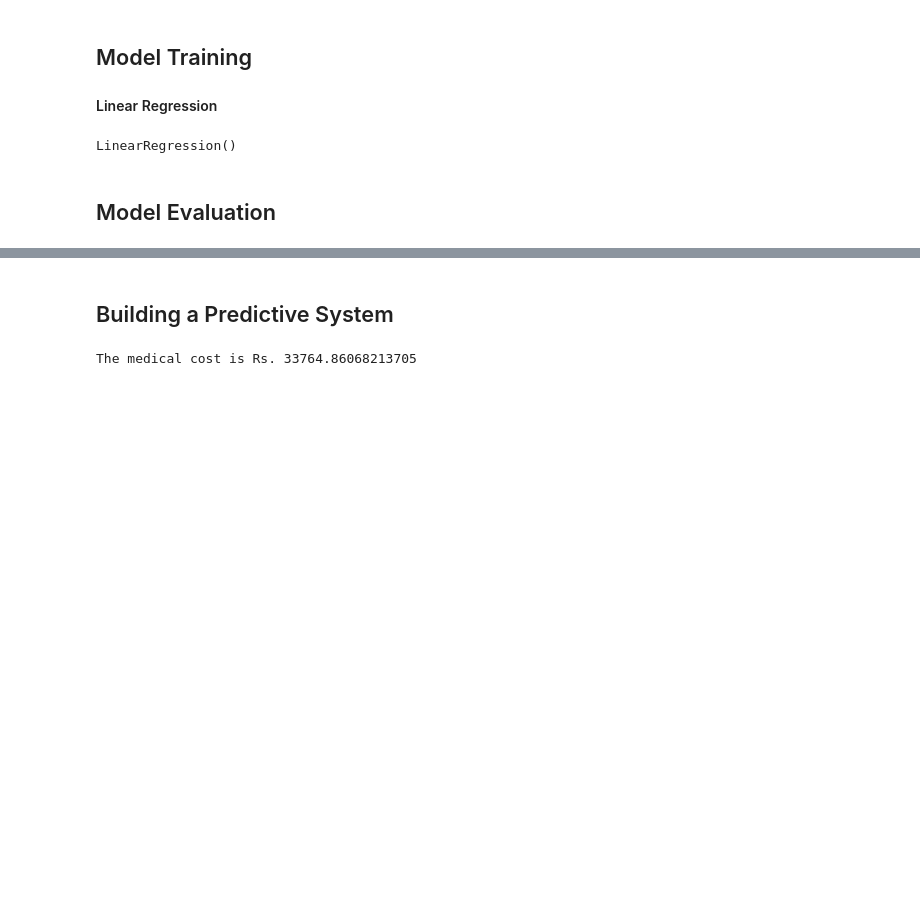
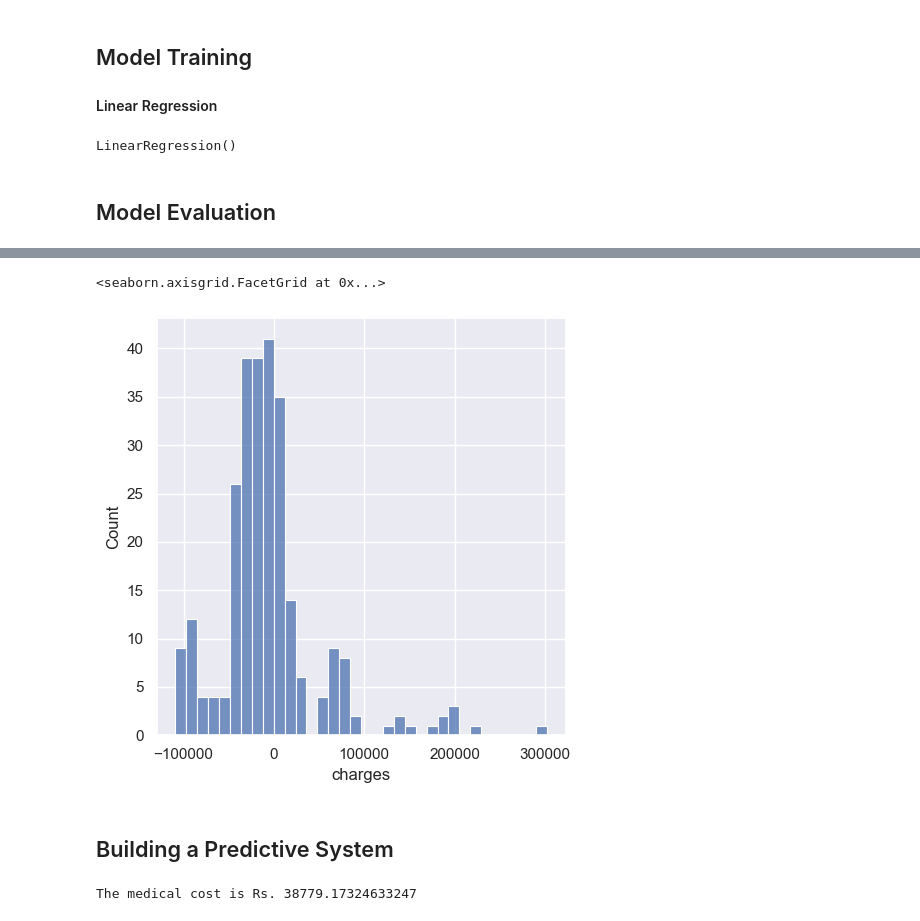
Before and after one commit to SudheerT055/MCA_MiniProject, a Jupyter notebook: MedicalCostPredictionSystem.ipynb, the cells around one changed output, grey strips where cells are left out. Saved outputs shown, nothing was run; the diff lists cells and outputs as text; code cells hidden in the pictures; blank space fills up the shorter version.

```diff
--- a/MedicalCostPredictionSystem.ipynb
+++ b/MedicalCostPredictionSystem.ipynb
@@ -152,6 +198,8 @@ dataset.replace({'state':{'andhrapradesh':0,'telangana':1,'karnataka':2,'tamilna
 # %% [markdown]
 #### Splitting the Features and Target
 # %%
-X = dataset.drop(columns='charges', axis=1)
-y = dataset['charges']
+## independent and dependent features
+
+X = final_dataset.iloc[:,1:]
+y = final_dataset.iloc[:,0]
 # %%
@@ -219,6 +253,6 @@ R squared value :  0.7456971198554829
 # %%
 ## prediction on test data
-test_data_prediction = regressor.predict(X_test)
+test_data_prediction = regressor.predict(X_test.values)
 # %%
 ## R squared value
 r2_test = metrics.r2_score(y_test, test_data_prediction)
@@ -228,7 +262,14 @@ R squared value :  0.7396639593486458
+# %%
+sns.displot(y_test - test_data_prediction)
+# %% [output]
+<seaborn.axisgrid.FacetGrid at 0x...>
+[figure, added]
 # %% [markdown]
 ## Building a Predictive System
 # %%
-input_data = (18,0,34.1,0,1,0) #,11370.011
+## age  	bmi 	children	gender_male 	smoker_yes  	state_karnataka 	state_tamilnadu 	state_telangana
+
+input_data = (31,25.74,0,0,0,0,0,0) ##,37560.6216
 
 ## changing input_data to a numpy array
 input_data_as_numpy_array = np.asarray(input_data)
@@ -240,4 +281,4 @@ prediction = regressor.predict(input_data_reshaped)
 
 print('The medical cost is Rs.', prediction[0])
 # %% [output]
-The medical cost is Rs. 33764.86068213705
+The medical cost is Rs. 38779.17324633247
```
Also changed, not shown: parts of 14 cells of this notebook.
